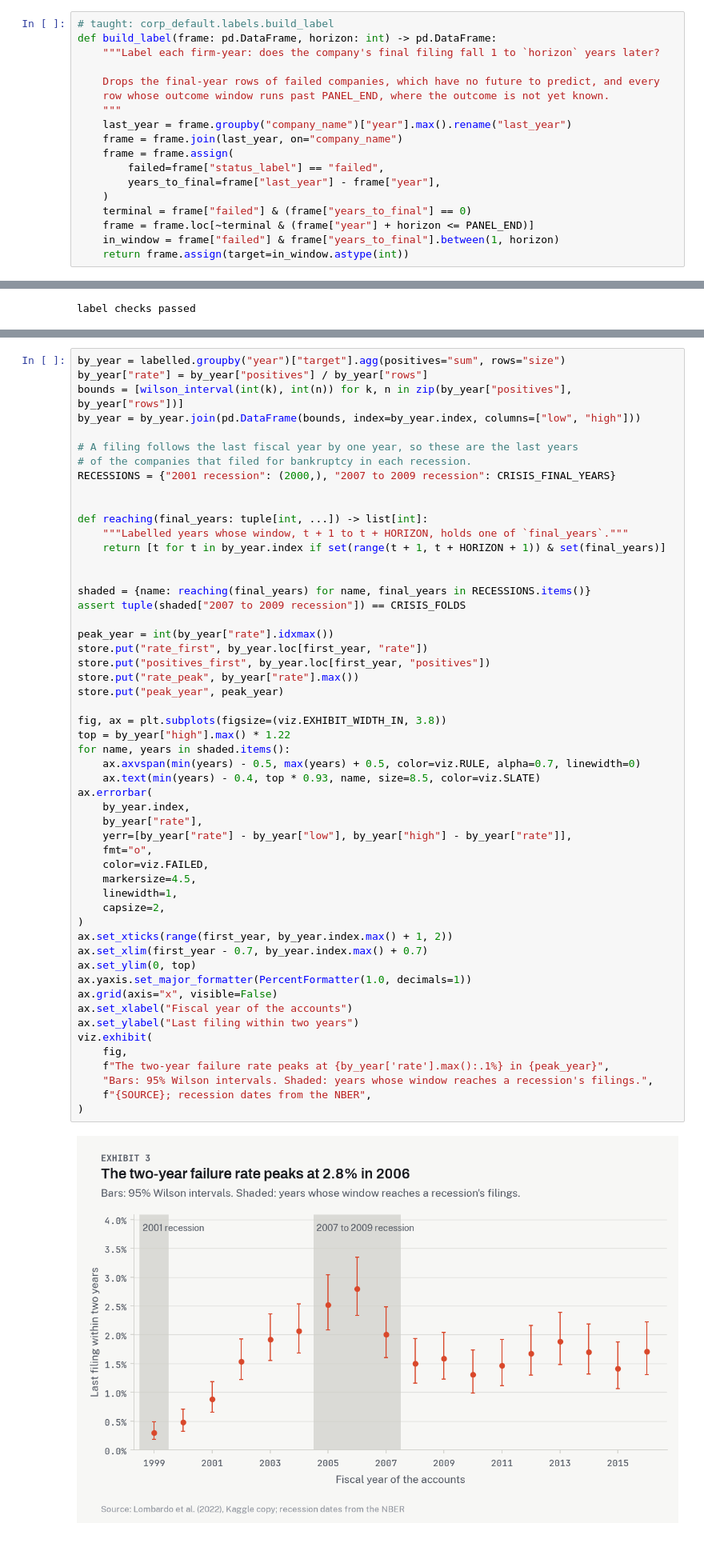
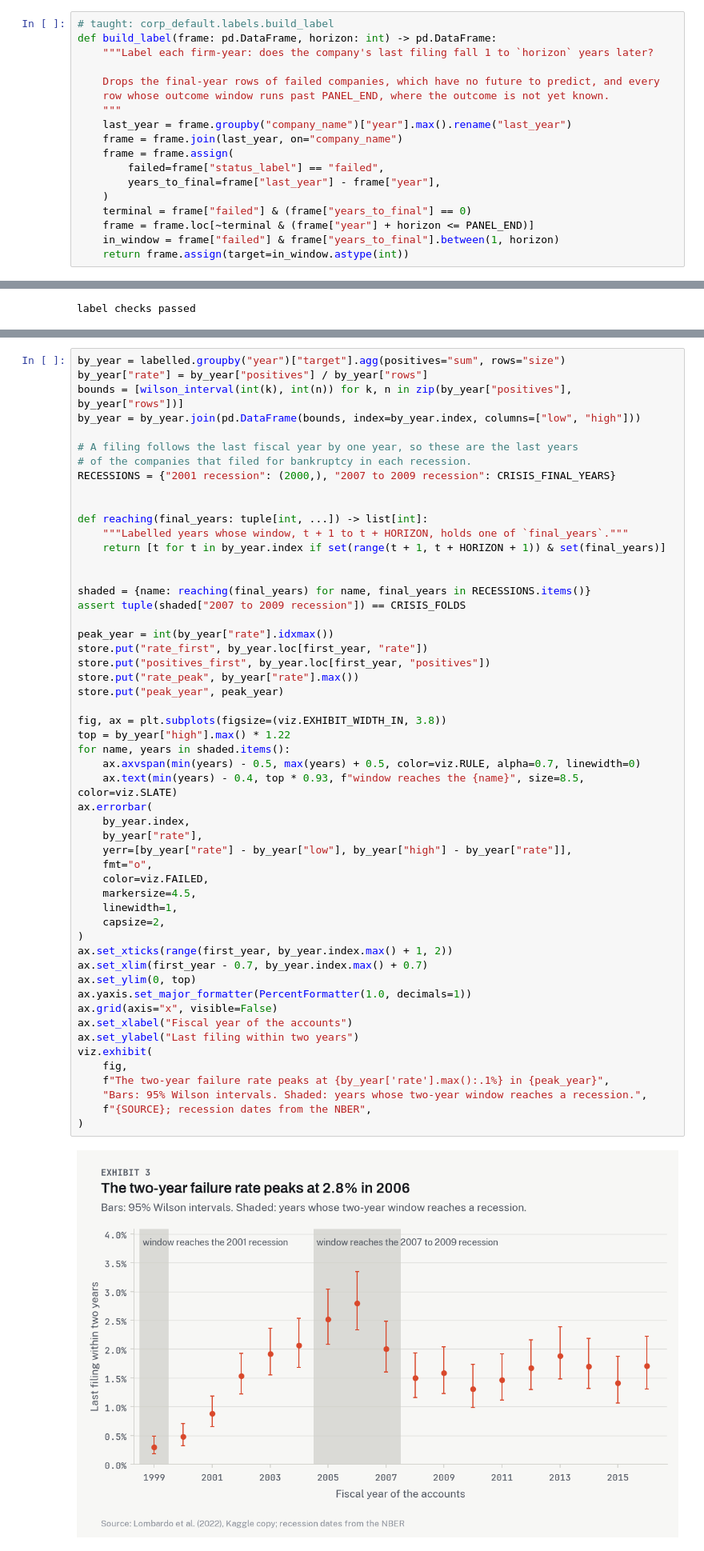
Before and after one commit to lenamonj/corp-default, a Jupyter notebook: notebooks/02_the_event.ipynb, the cells around one changed output, grey strips where cells are left out. Shown at 80% size. Drawn from its saved outputs; the diff is of its cells as text.

```diff
--- a/notebooks/02_the_event.ipynb
+++ b/notebooks/02_the_event.ipynb
@@ -392,7 +392,7 @@ Q. How does the library build the label?
 # %%
 # taught: corp_default.labels.build_label
 def build_label(frame: pd.DataFrame, horizon: int) -> pd.DataFrame:
-    """Label each firm-year: does the company's final filing fall 1 to `horizon` years later?
+    """Label each firm-year: does the company's last filing fall 1 to `horizon` years later?
 
     Drops the final-year rows of failed companies, which have no future to predict, and every
     row whose outcome window runs past PANEL_END, where the outcome is not yet known.
@@ -640,36 +646,36 @@ store.put("positives_first", by_year.loc[first_year, "positives"])
 store.put("rate_peak", by_year["rate"].max())
 store.put("peak_year", peak_year)
 
 fig, ax = plt.subplots(figsize=(viz.EXHIBIT_WIDTH_IN, 3.8))
 top = by_year["high"].max() * 1.22
 for name, years in shaded.items():
     ax.axvspan(min(years) - 0.5, max(years) + 0.5, color=viz.RULE, alpha=0.7, linewidth=0)
-    ax.text(min(years) - 0.4, top * 0.93, name, size=8.5, color=viz.SLATE)
+    ax.text(min(years) - 0.4, top * 0.93, f"window reaches the {name}", size=8.5, color=viz.SLATE)
 ax.errorbar(
     by_year.index,
     by_year["rate"],
     yerr=[by_year["rate"] - by_year["low"], by_year["high"] - by_year["rate"]],
     fmt="o",
     color=viz.FAILED,
     markersize=4.5,
     linewidth=1,
     capsize=2,
 )
 ax.set_xticks(range(first_year, by_year.index.max() + 1, 2))
 ax.set_xlim(first_year - 0.7, by_year.index.max() + 0.7)
 ax.set_ylim(0, top)
 ax.yaxis.set_major_formatter(PercentFormatter(1.0, decimals=1))
 ax.grid(axis="x", visible=False)
 ax.set_xlabel("Fiscal year of the accounts")
 ax.set_ylabel("Last filing within two years")
 viz.exhibit(
     fig,
     f"The two-year failure rate peaks at {by_year['rate'].max():.1%} in {peak_year}",
-    "Bars: 95% Wilson intervals. Shaded: years whose window reaches a recession's filings.",
+    "Bars: 95% Wilson intervals. Shaded: years whose two-year window reaches a recession.",
     f"{SOURCE}; recession dates from the NBER",
 )
 # %% [output]
-[figure, old version]
+[figure, new version]
 # %% [markdown]
 **Reading.** In Exhibit 3 the rate climbs from 0.30% in 1999 to 2.80% in 2006.
 The years shaded for the 2007 to 2009 recession hold the peak.
```
Also changed, not shown: parts of 11 cells of this notebook, 16 other files.
